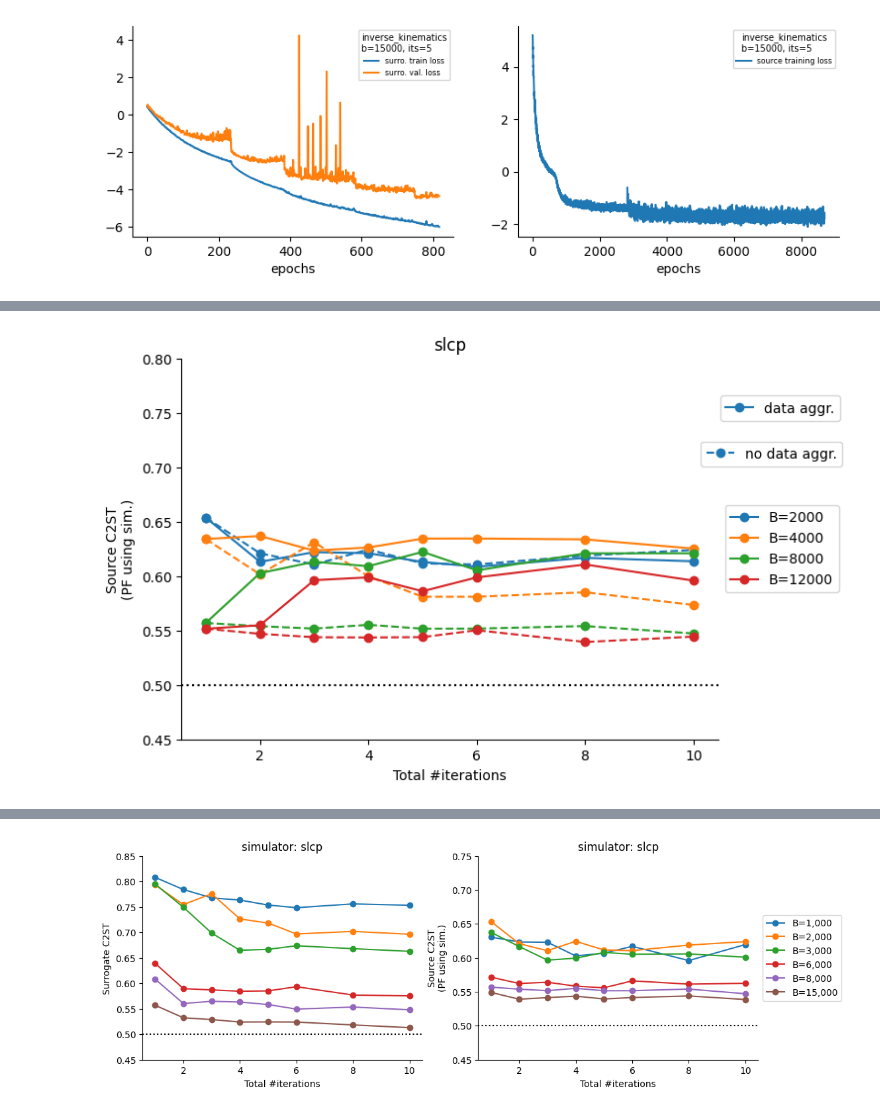
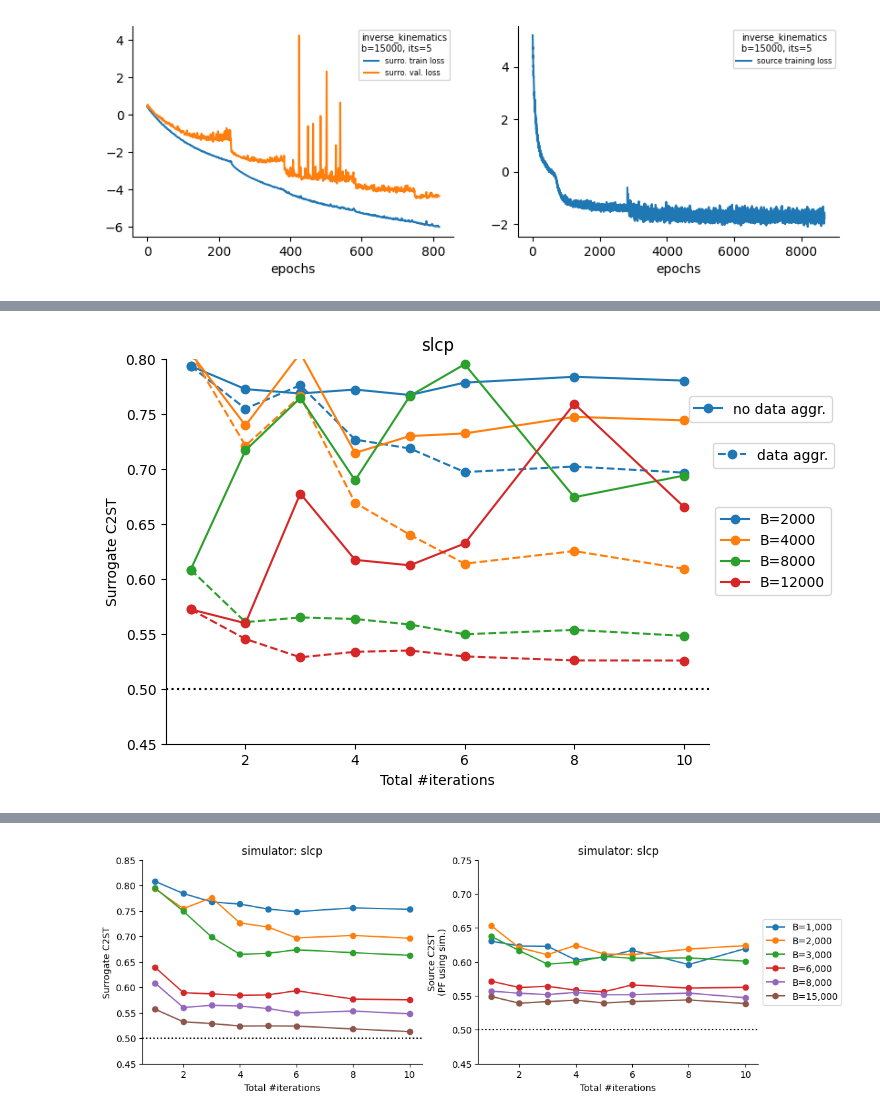
Before and after one commit to mackelab/sourcerer-sequential, a Jupyter notebook: results_analysis/naive_seq_benchmark_results_25_11.ipynb, the cells around one changed output, grey strips where cells are left out. Drawn from its saved outputs; the diff is of its cells as text; code cells hidden in the pictures.

```diff
--- a/results_analysis/naive_seq_benchmark_results_25_11.ipynb
+++ b/results_analysis/naive_seq_benchmark_results_25_11.ipynb
@@ -249,7 +257,7 @@ plt.show()
 fig, ax = plt.subplots(figsize=(7, 5))
 
 simulator='slcp'
-metric_idx = 1
+metric_idx = 0
 
 plt_baselines = []
 plt_aggregates = []
@@ -274,36 +282,36 @@ for bidx, b in enumerate([2000, 4000, 8000, 12_000]):
     vals = np.zeros((len(ITERS), len(METRICS_NAMES)))
     stds = np.zeros((len(ITERS), len(METRICS_NAMES)))
     for i, num_iters in enumerate(ITERS):
         mean_df, std_df = average_df_over_seeds(base_path_aggregate,
                                                 simulator, b, num_iters)
         mean_df = mean_df[METRICS_NAMES].iloc[-1:]
         std_df = std_df[METRICS_NAMES].iloc[-1:]
         vals[i], stds[i] = mean_df.values, std_df.values
 
 
     # ax.errorbar(x=ITERS, y=vals[:, metric_idx], yerr=stds[:, metric_idx],
                 # capsize=1.5, elinewidth=2, fmt='o', linestyle='-', label=f"B={b}")
     p2, = ax.plot(ITERS, vals[:, metric_idx], 'o--',color=colors[bidx])
     plt_aggregates.append(p2)
 
 
 
-leg1 = plt.legend(plt_baselines[0:1], ['data aggr.'], loc='upper right', bbox_to_anchor=(1.24, 0.92))
-leg2 = plt.legend(plt_aggregates[0:1], ["no data aggr."], loc='upper right', bbox_to_anchor=(1.244, 0.8))
+leg1 = plt.legend(plt_baselines[0:1], ['no data aggr.'], loc='upper right', bbox_to_anchor=(1.24, 0.92))
+leg2 = plt.legend(plt_aggregates[0:1], ["data aggr."], loc='upper right', bbox_to_anchor=(1.244, 0.8))
 ax.add_artist(leg1); ax.add_artist(leg2)
 
 
 ax.set_ylim(0.45, 0.8)
 ax.axhline(0.5, color='k', ls=':')
 
 ax.set_title(f"{simulator}")
 ax.set_xlabel("Total #iterations")
 ax.set_ylabel(METRICS_LABELS[METRICS_NAMES[metric_idx]])
 
 ax.legend(loc='center left', bbox_to_anchor=(1, 0.5))
 plt.show()
 # %% [output]
-[figure, old version]
+[figure, new version]
 # %%
 mean_gt_source_kole(base_path_aggregate, simulator, 15000, 2)
 # %% [output]
```
Also changed, not shown: parts of 6 cells of this notebook.
